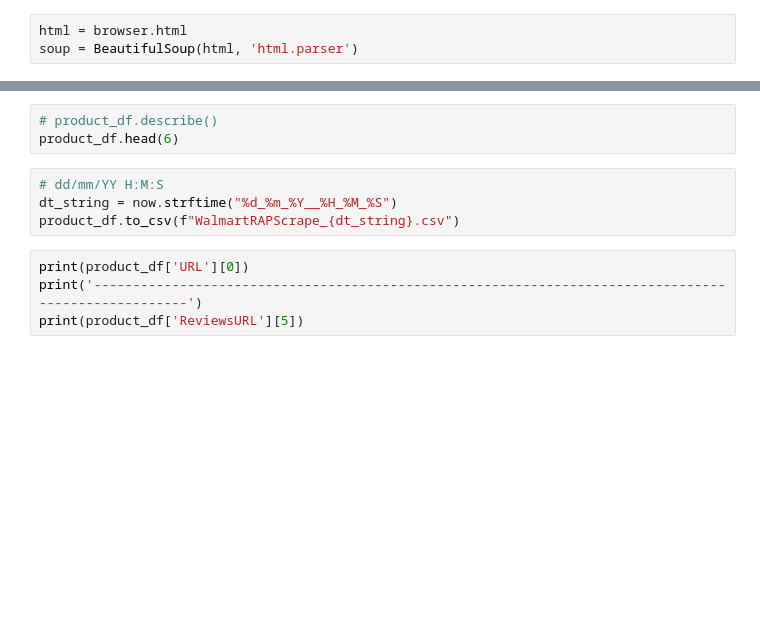
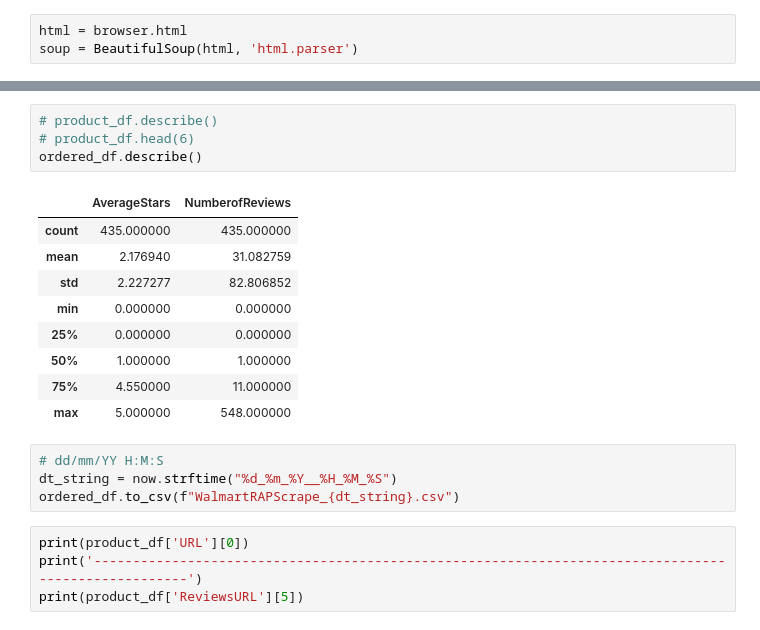
Before and after one commit to abbylemon/web-scraping-challenge, a Jupyter notebook: ScrapingDev.ipynb, the cells around one changed output, grey strips where cells are left out. Cells and saved outputs as stored; diff of their text form; blank space fills up the shorter version.

```diff
--- a/ScrapingDev.ipynb
+++ b/ScrapingDev.ipynb
@@ -156,10 +227,21 @@ product_df.head()
 # %%
 # product_df.describe()
-product_df.head(6)
+# product_df.head(6)
+ordered_df.describe()
+# %% [output]
+|  | AverageStars | NumberofReviews |
+| count | 435.000000 | 435.000000 |
+| mean | 2.176940 | 31.082759 |
+| std | 2.227277 | 82.806852 |
+| min | 0.000000 | 0.000000 |
+| 25% | 0.000000 | 0.000000 |
+| 50% | 1.000000 | 1.000000 |
+| 75% | 4.550000 | 11.000000 |
+| max | 5.000000 | 548.000000 |
 # %%
 # dd/mm/YY H:M:S
 dt_string = now.strftime("%d_%m_%Y__%H_%M_%S")
-product_df.to_csv(f"WalmartRAPScrape_{dt_string}.csv")
+ordered_df.to_csv(f"WalmartRAPScrape_{dt_string}.csv")
 # %%
 print(product_df['URL'][0])
 print('----------------------------------------------------------------------------------------------------')
```
Also changed, not shown: parts of 7 cells of this notebook, 1 other file.
